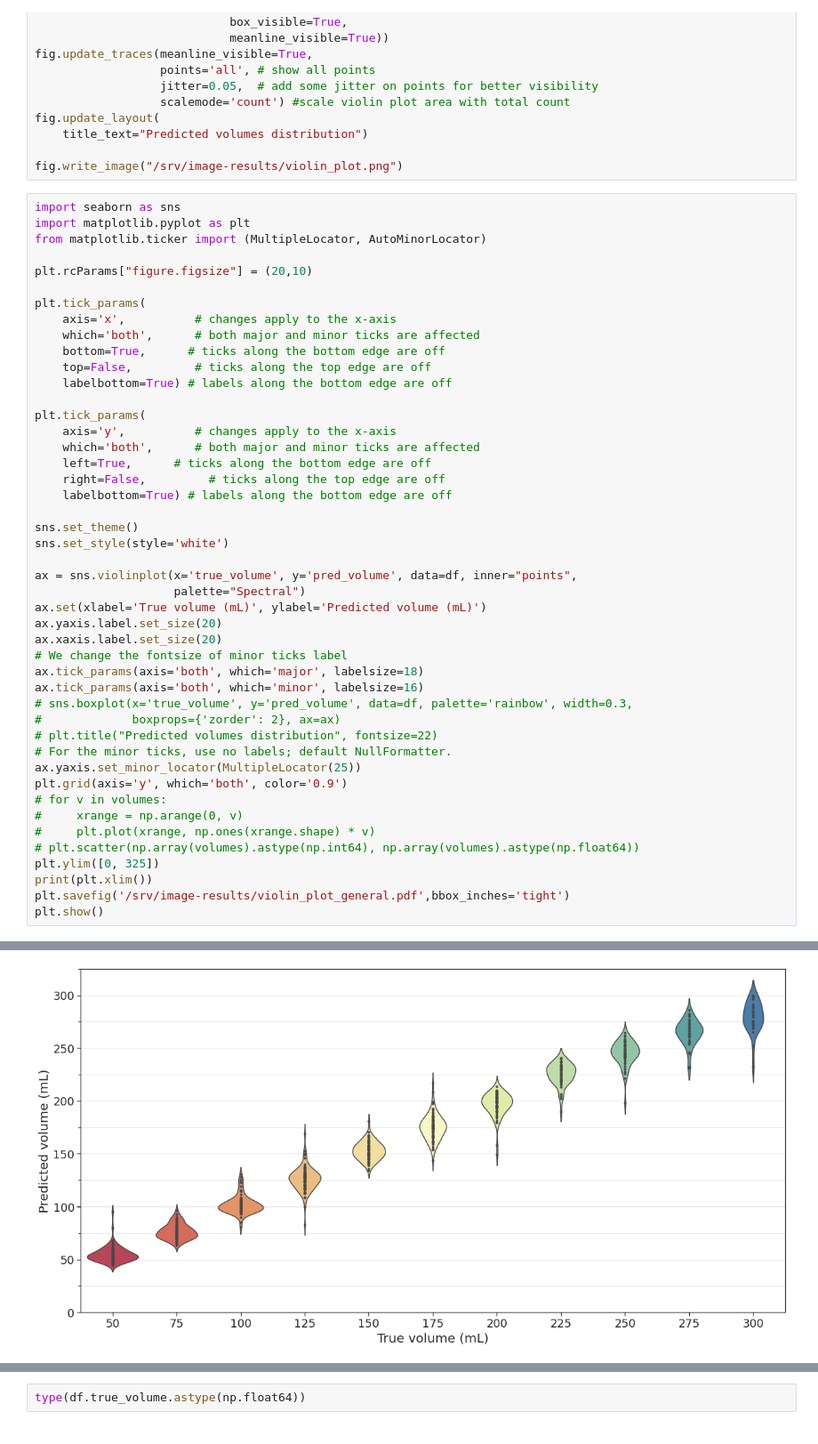
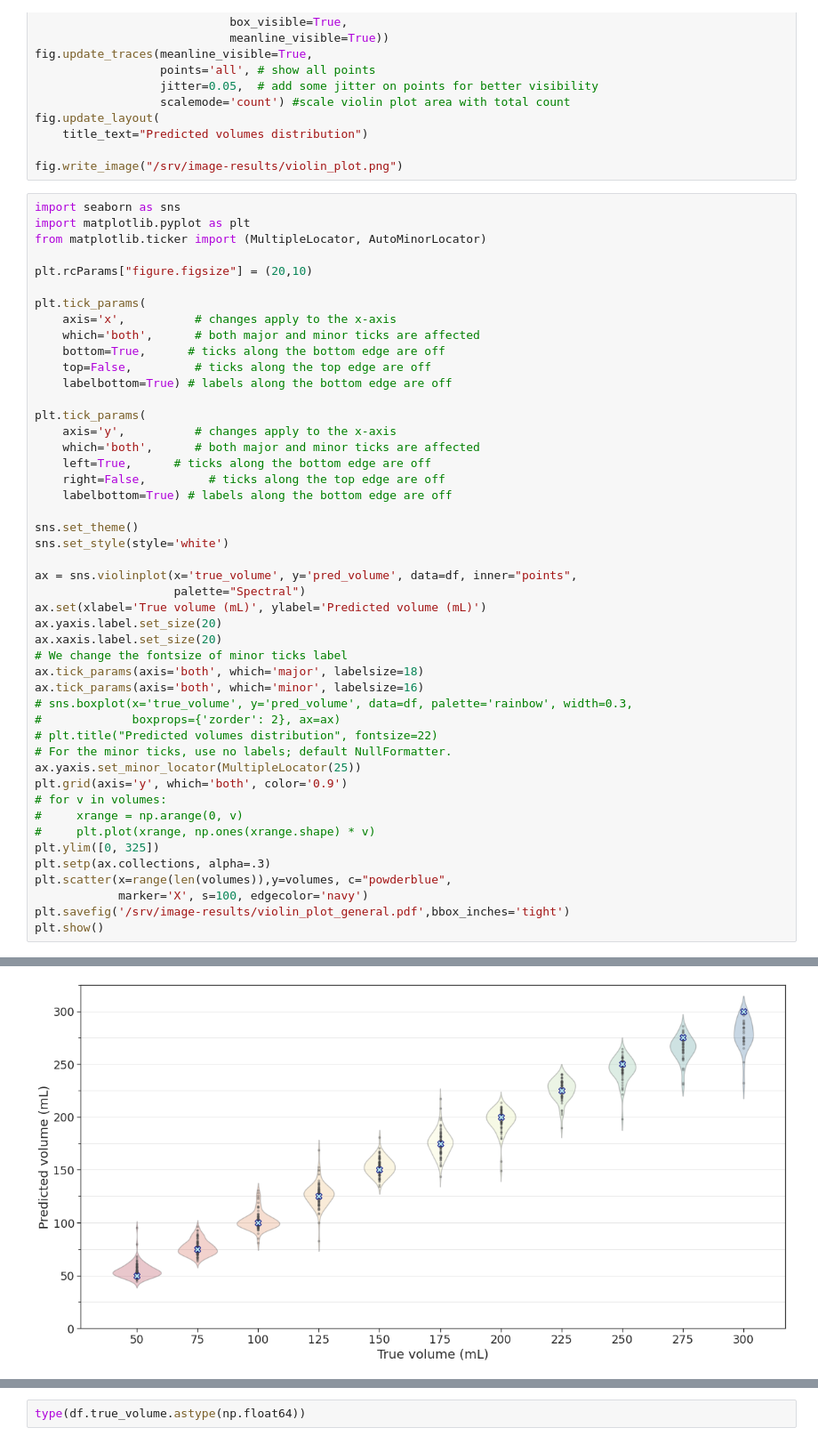
Before and after one commit to MiriamCobo/BrainGut-WineUp, a Jupyter notebook: notebooks/3.1-Prediction_statistics_reg-CopasVasosAll.ipynb, the cells around one changed output, grey strips where cells are left out. Shown: that part at 89% size. Drawn from its saved outputs; the diff is of its cells as text.

Commit message:
Markers in violin plot

```diff
--- a/notebooks/3.1-Prediction_statistics_reg-CopasVasosAll.ipynb
+++ b/notebooks/3.1-Prediction_statistics_reg-CopasVasosAll.ipynb
@@ -169,9 +169,10 @@ plt.grid(axis='y', which='both', color='0.9')
 # for v in volumes:
 #     xrange = np.arange(0, v)
 #     plt.plot(xrange, np.ones(xrange.shape) * v)
-# plt.scatter(np.array(volumes).astype(np.int64), np.array(volumes).astype(np.float64))
 plt.ylim([0, 325])
-print(plt.xlim())
+plt.setp(ax.collections, alpha=.3)
+plt.scatter(x=range(len(volumes)),y=volumes, c="powderblue",
+            marker='X', s=100, edgecolor='navy')
 plt.savefig('/srv/image-results/violin_plot_general.pdf',bbox_inches='tight')
 plt.show()
 # %% [output]
@@ -179 +179 @@ plt.show()
-[figure, old version]
+[figure, new version]
```
Also changed, not shown: parts of 2 cells of this notebook.
